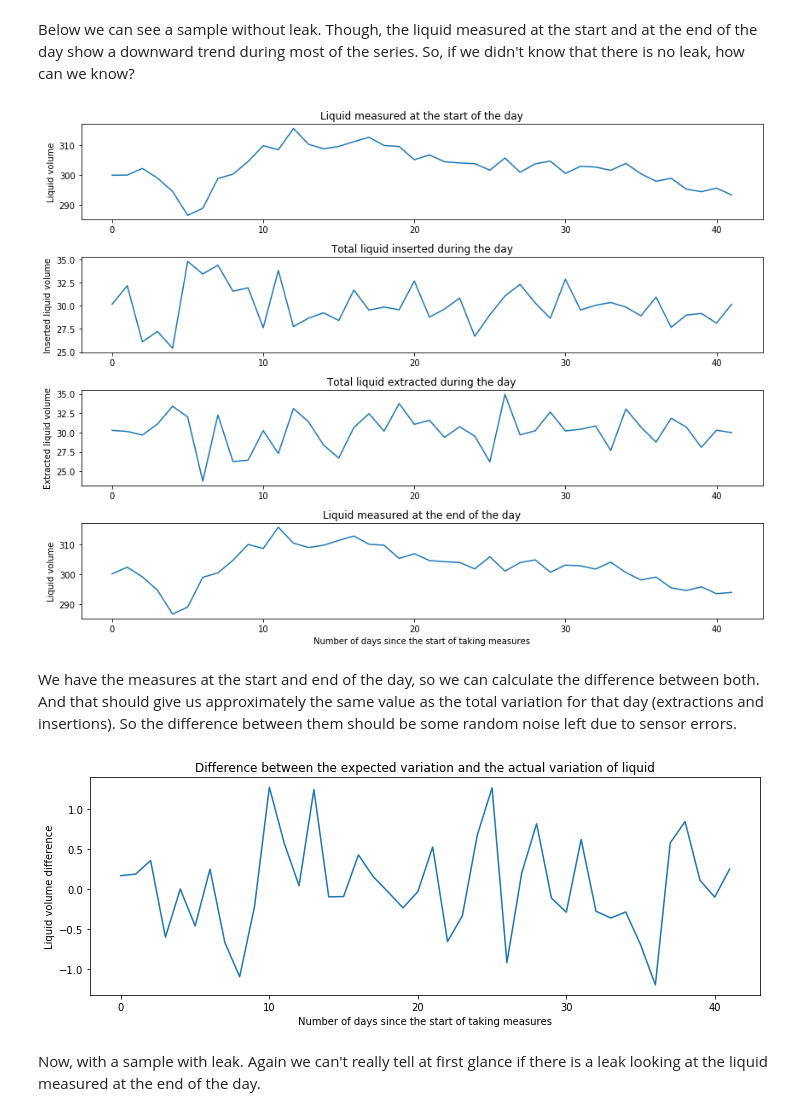
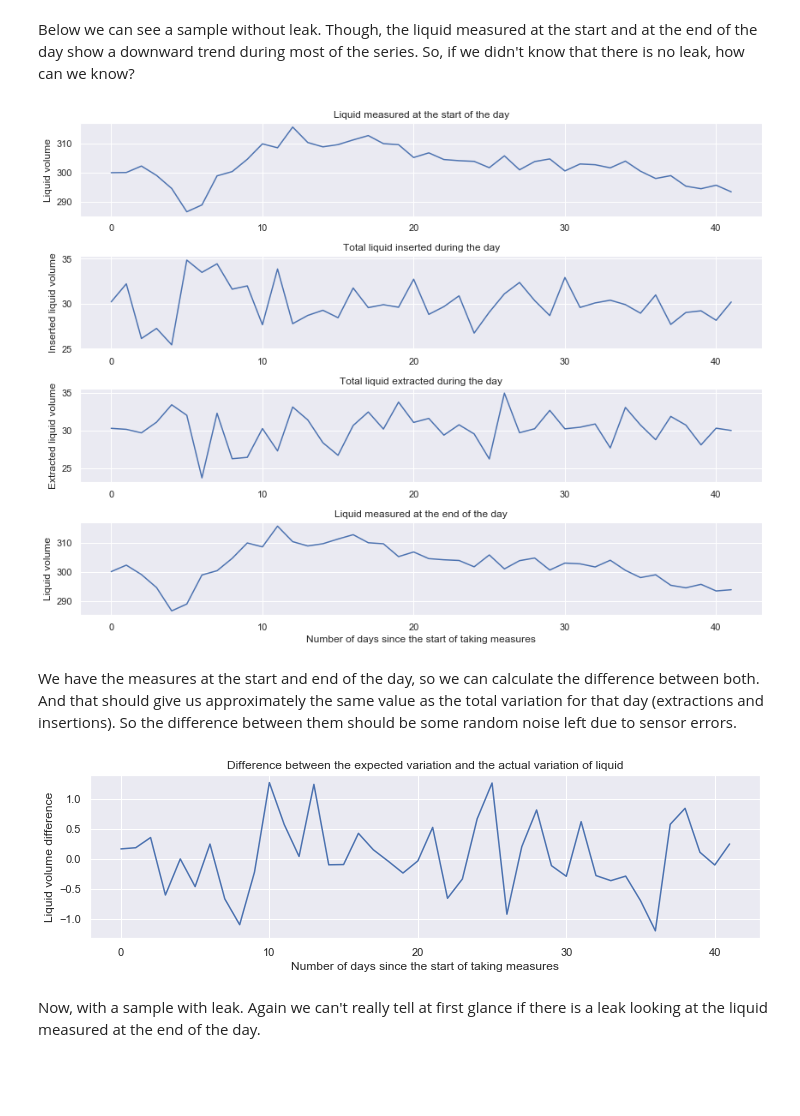
Before and after one commit to carlosdg/LeakDetection, a Jupyter notebook: notebooks/notebook.ipynb, the cells around one changed output. Saved outputs shown, nothing was run; the diff lists cells and outputs as text; code cells hidden in the pictures; blank space fills up the shorter version.

```diff
--- a/notebooks/notebook.ipynb
+++ b/notebooks/notebook.ipynb
@@ -20,12 +20,17 @@ Every sample will start with 28 days with no leak. After that, some extra days w
 import numpy as np
 import pandas as pd
 import matplotlib.pyplot as plt
+import seaborn as sns
+import torch
 
 import sys; sys.path.append("../src")
 from generate_data import generate_data
-from models.mean_std import train_predict_leak
+from models.baseline import train_predict_leak
+from seed_randomness import seed_randomness
+from models.Autoencoder import Autoencoder
 
-np.random.seed(8)
+sns.set()
+seed_randomness(8)
 # %% [markdown]
 Below we can see a sample without leak. Though, the liquid measured at the start and at the end of the day show a downward trend during most of the series. So, if we didn't know that there is no leak, how can we know?
 # %%
@@ -52,24 +57,24 @@ axs[3].set_ylabel("Liquid volume")
 
 plt.tight_layout();
 # %% [output]
-[figure, old version]
+[figure, new version]
 # %% [markdown]
 We have the measures at the start and end of the day, so we can calculate the difference between both. And that should give us approximately the same value as the total variation for that day (extractions and insertions). So the difference between them should be some random noise left due to sensor errors.
 # %%
 observed_variance = (data.end_day_measures
                     - data.insertions
                     + data.extractions
                     - data.beginning_day_measures)
 
-plt.figure(figsize=(12, 4))
+plt.figure(figsize=(12, 3))
 plt.plot(observed_variance)
 plt.title("Difference between the expected variation and the actual variation of liquid")
 plt.ylabel("Liquid volume difference")
 plt.xlabel("Number of days since the start of taking measures")
 
 plt.show()
 # %% [output]
-[figure, old version]
+[figure, new version]
 # %% [markdown]
 Now, with a sample with leak. Again we can't really tell at first glance if there is a leak looking at the liquid measured at the end of the day.
 # %%
```
Also changed, not shown: parts of 12 cells of this notebook, 3 other files.
